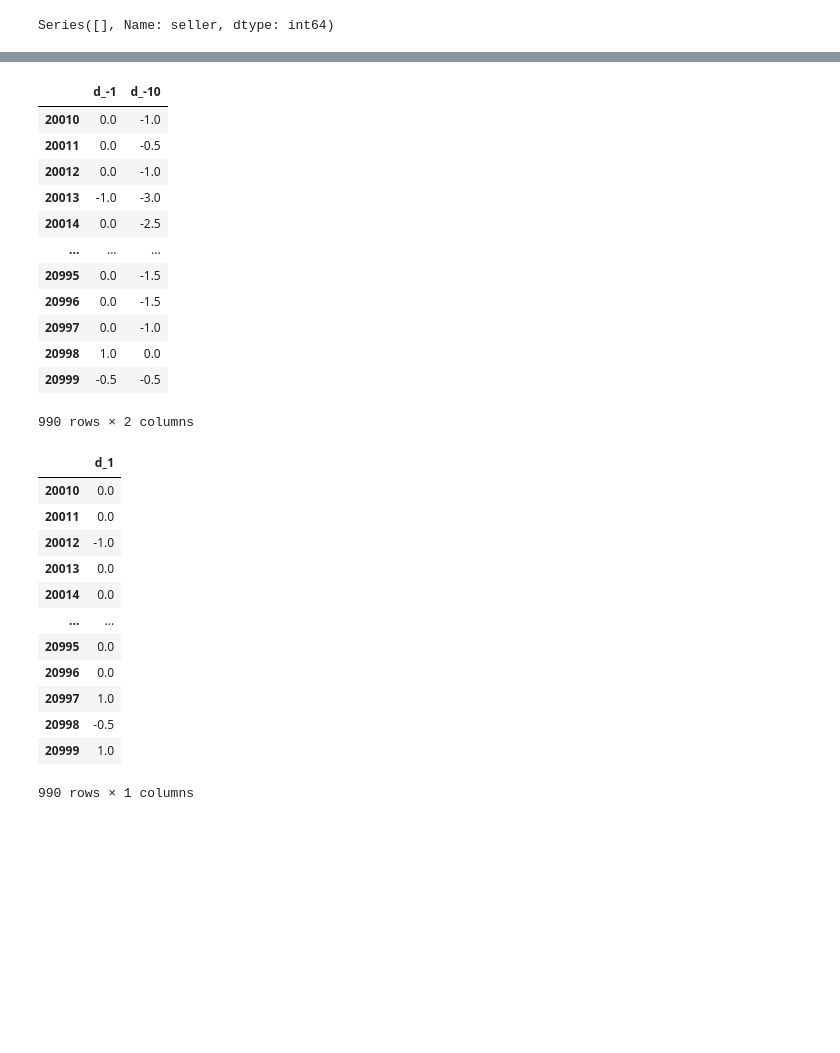
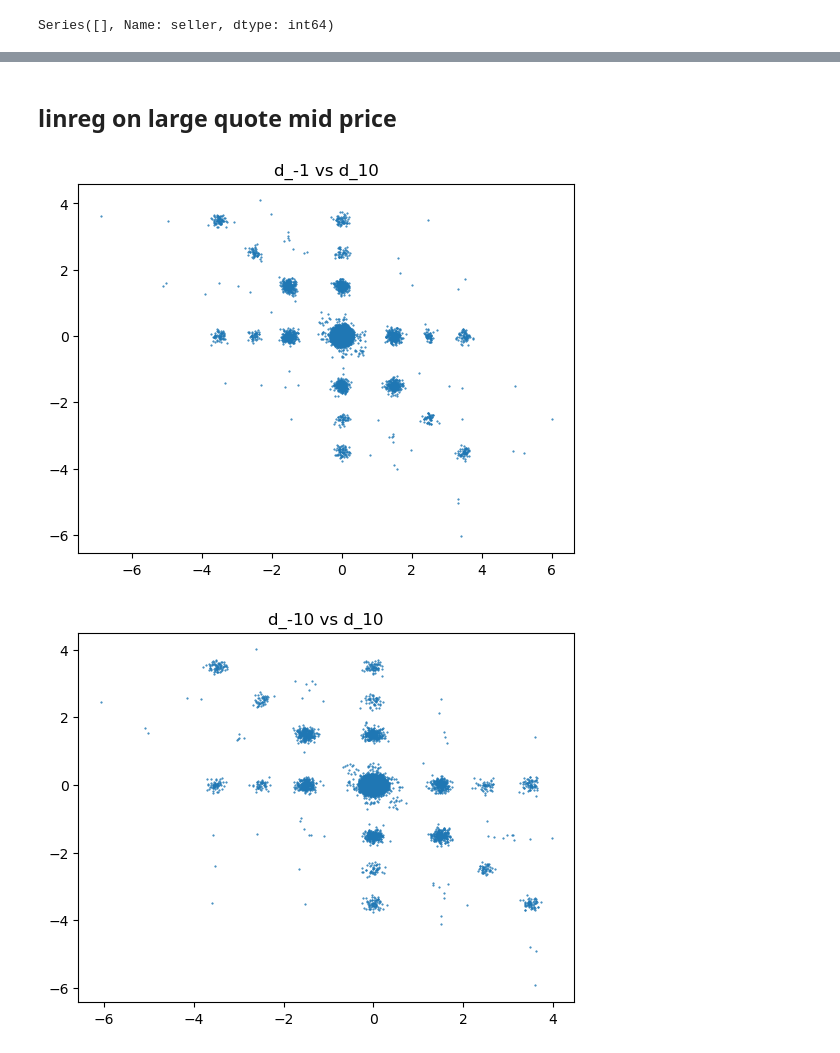
Before and after one commit to rzhan11/IMCTradingComp23, a Jupyter notebook: nbs/round1-csv-exploration.ipynb, the cells around one changed output, grey strips where cells are left out. Saved outputs shown, nothing was run; the diff lists cells and outputs as text; code cells hidden in the pictures; blank space fills up the shorter version.

```diff
--- a/nbs/round1-csv-exploration.ipynb
+++ b/nbs/round1-csv-exploration.ipynb
@@ -190,8 +228,10 @@ z-score -0.09004093331408397
+# %% [markdown]
+## linreg on large quote mid price
 # %%
 from sklearn.linear_model import LinearRegression
 # %%
 _turn_diffs = [-1, -10]
-_pred_diff = 1
+_pred_diff = 10
 
 data = []
 
@@ -205,37 +245,17 @@ data += [quote_df["mid_price"].shift(-1 * _pred_diff) - quote_df["mid_price"]]
 # form X, y - clean data
 X = pd.concat(data, axis=1)
 X = X.dropna()
-X.columns = [f"d_{diff}" for diff in [*_turn_diffs, 1]]
+X.columns = [f"d_{diff}" for diff in [*_turn_diffs, _pred_diff]]
 
 y = X[[f"d_{_pred_diff}"]]
 X = X.drop(f"d_{_pred_diff}", axis=1)
-# %%
-display(X)
-display(y)
-# %% [output]
-|  | d_-1 | d_-10 |
-| 20010 | 0.0 | -1.0 |
-| 20011 | 0.0 | -0.5 |
-| 20012 | 0.0 | -1.0 |
-| 20013 | -1.0 | -3.0 |
-| 20014 | 0.0 | -2.5 |
-| ... | ... | ... |
-| 20995 | 0.0 | -1.5 |
-| 20996 | 0.0 | -1.5 |
-| 20997 | 0.0 | -1.0 |
-| 20998 | 1.0 | 0.0 |
-| 20999 | -0.5 | -0.5 |
-990 rows × 2 columns
-|  | d_1 |
-| 20010 | 0.0 |
-| 20011 | 0.0 |
-| 20012 | -1.0 |
-| 20013 | 0.0 |
-| 20014 | 0.0 |
-| ... | ... |
-| 20995 | 0.0 |
-| 20996 | 0.0 |
-| 20997 | 1.0 |
-| 20998 | -0.5 |
-| 20999 | 1.0 |
-990 rows × 1 columns
+# %%
+for col in X.columns:
+    Xp = X[col] + np.random.normal(scale=0.1, size=X[col].shape)
+    yp = y + np.random.normal(scale=0.1, size=y.shape)
+    plt.scatter(Xp, yp, s=0.25)
+    plt.title(col + " vs " + y.columns[0])
+    plt.show()
+# %% [output]
+[figure, added]
+[figure, added]
```
Also changed, not shown: parts of 45 cells of this notebook, 3 other files.
